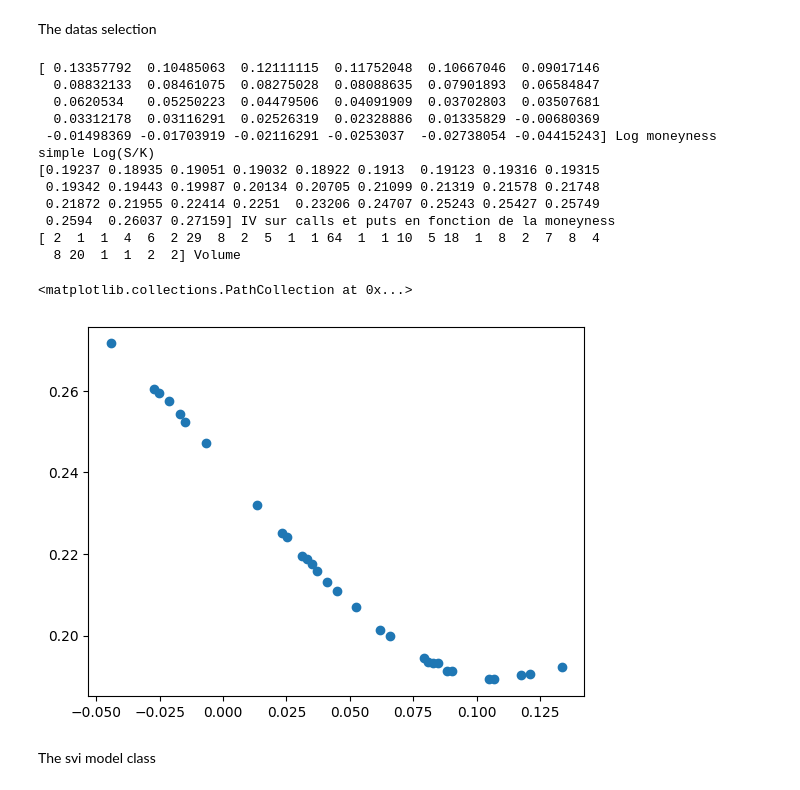
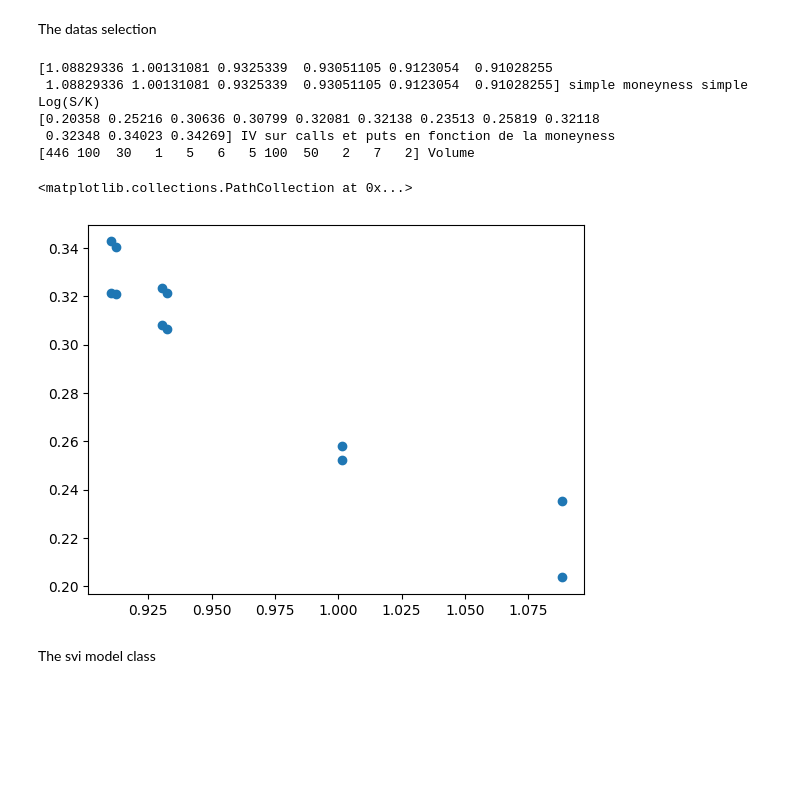
Before and after one commit to Paul-Pelletier/Financial-modelling-sandbox, a Jupyter notebook: SVI fit notebook.ipynb, the cells around one changed output. Saved outputs shown, nothing was run; the diff lists cells and outputs as text; code cells hidden in the pictures; blank space fills up the shorter version.

```diff
--- a/SVI fit notebook.ipynb
+++ b/SVI fit notebook.ipynb
@@ -20,7 +20,7 @@ data = pd.read_csv("raw_data.csv", sep=";", converters=converters)
 
 # Access the unique values of 'DTE' column
 unique = pd.unique(data['DTE'])
-expiry = unique[15]
+expiry = unique[7]
 print(unique)
 # %% [output]
 [2.70000e-01 2.27000e+00 5.27000e+00 7.27000e+00 9.27000e+00 1.22700e+01
@@ -56,37 +56,31 @@ The datas selection
 # %%
 upper = 1.10
 lower = 0.90
 
-moneyness = np.log(np.array(moneyness))
-IV_selection_calls = iv_call[np.where((moneyness <= 1) & (moneyness >= lower))]
-IV_selection_puts = iv_put[np.where((moneyness >= 1) & (moneyness <= upper))]
-moneyness_train_calls = moneyness[np.where((moneyness <= 1) & (moneyness >= lower))]
-moneyness_train_puts = moneyness[np.where((moneyness >= 1) & (moneyness <= upper))]
-volume_calls = call_volume[np.where((moneyness <= 1) & (moneyness >= lower))]
-volume_puts = put_volume[np.where((moneyness >= 1) & (moneyness <= upper))]
+moneyness = np.array(moneyness)
+IV_selection_calls = iv_call[np.where((moneyness <= upper) & (moneyness >= lower))]
+IV_selection_puts = iv_put[np.where((moneyness >= lower) & (moneyness <= upper))]
+moneyness_train_calls = moneyness[np.where((moneyness <= upper) & (moneyness >= lower))]
+moneyness_train_puts = moneyness[np.where((moneyness >= lower) & (moneyness <= upper))]
+volume_calls = call_volume[np.where((moneyness <= upper) & (moneyness >= lower))]
+volume_puts = put_volume[np.where((moneyness >= lower) & (moneyness <= upper))]
 
 moneyness_train = np.concatenate((moneyness_train_calls, moneyness_train_puts))
 iv_train = np.concatenate((IV_selection_calls,IV_selection_puts))
 volume_train = np.concatenate((volume_calls, volume_puts))
 
-print(moneyness_train, "Log moneyness simple Log(S/K)")
+print(moneyness_train, "simple moneyness simple Log(S/K)")
 print(iv_train, "IV sur calls et puts en fonction de la moneyness")
 print(volume_train, "Volume")
 plt.scatter(moneyness_train, iv_train, label = "Smile de marché")
 # %% [output]
-[ 0.13357792  0.10485063  0.12111115  0.11752048  0.10667046  0.09017146
-  0.08832133  0.08461075  0.08275028  0.08088635  0.07901893  0.06584847
-  0.0620534   0.05250223  0.04479506  0.04091909  0.03702803  0.03507681
-  0.03312178  0.03116291  0.02526319  0.02328886  0.01335829 -0.00680369
- -0.01498369 -0.01703919 -0.02116291 -0.0253037  -0.02738054 -0.04415243] Log moneyness simple Log(S/K)
-[0.19237 0.18935 0.19051 0.19032 0.18922 0.1913  0.19123 0.19316 0.19315
- 0.19342 0.19443 0.19987 0.20134 0.20705 0.21099 0.21319 0.21578 0.21748
- 0.21872 0.21955 0.22414 0.2251  0.23206 0.24707 0.25243 0.25427 0.25749
- 0.2594  0.26037 0.27159] IV sur calls et puts en fonction de la moneyness
-[ 2  1  1  4  6  2 29  8  2  5  1  1 64  1  1 10  5 18  1  8  2  7  8  4
-  8 20  1  1  2  2] Volume
+[1.08829336 1.00131081 0.9325339  0.93051105 0.9123054  0.91028255
+ 1.08829336 1.00131081 0.9325339  0.93051105 0.9123054  0.91028255] simple moneyness simple Log(S/K)
+[0.20358 0.25216 0.30636 0.30799 0.32081 0.32138 0.23513 0.25819 0.32118
+ 0.32348 0.34023 0.34269] IV sur calls et puts en fonction de la moneyness
+[446 100  30   1   5   6   5 100  50   2   7   2] Volume
 <matplotlib.collections.PathCollection at 0x...>
-[figure, old version]
+[figure, new version]
 # %% [markdown]
 The svi model class
 # %%
```
Also changed, not shown: parts of 2 cells of this notebook.
